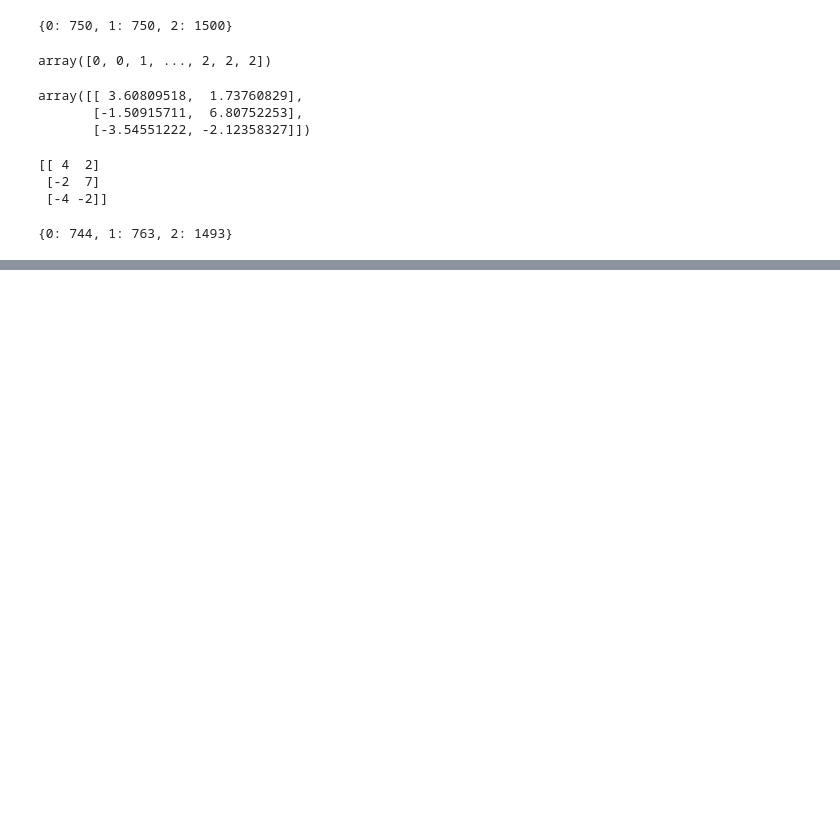
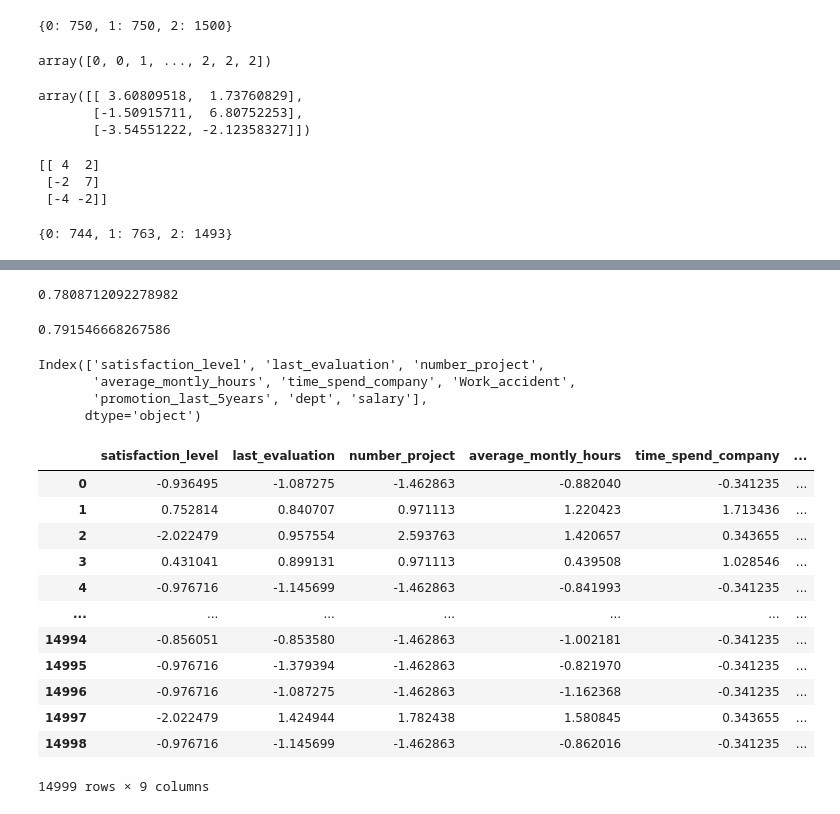
Before and after one commit to fktr00/Experiment, a Jupyter notebook: JP/Ml3.ipynb, the cells around one changed output, grey strips where cells are left out. Saved outputs shown, nothing was run; the diff lists cells and outputs as text; code cells hidden in the pictures; blank space fills up the shorter version.

```diff
--- a/JP/Ml3.ipynb
+++ b/JP/Ml3.ipynb
@@ -159,0 +344,77 @@ dict(zip(a, b))
+# %%
+from sklearn.cluster import KMeans
+from sklearn.metrics.cluster import completeness_score
+
+# сначала получим предсказанные кластеры при помощи метода кластеризации
+kmeans = KMeans(n_clusters=3, random_state=42)
+kmeans.fit(X)
+kmeans_pred = kmeans.labels_
+
+# теперь посчитаем однородность
+completeness_score(labels_true=y, labels_pred=kmeans_pred)
+# %% [output]
+0.7808712092278982
+# %%
+from sklearn.cluster import KMeans
+from sklearn.metrics.cluster import v_measure_score
+
+# сначала получим предсказанные кластеры при помощи метода кластеризации
+kmeans = KMeans(n_clusters=3, random_state=42)
+kmeans.fit(X)
+kmeans_pred = kmeans.labels_
+
+# теперь посчитаем однородность
+v_measure_score(labels_true=y, labels_pred=kmeans_pred)
+# %% [output]
+0.791546668267586
+# %%
+import pandas as pd
+import numpy as np
+import matplotlib.pyplot as plt
+
+from sklearn.model_selection import cross_val_score, train_test_split
+from sklearn.ensemble import BaggingClassifier, RandomForestClassifier
+from sklearn.tree import DecisionTreeClassifier
+from sklearn.linear_model import LogisticRegression
+from sklearn.preprocessing import StandardScaler
+df = pd.read_csv('./data/HR-dataset.csv')
+
+np.random.seed(42)
+%matplotlib inline
+%config InlineBackend.figure_format = 'retina'
+
+target = 'left'
+features = df.columns.drop(target)
+features = features.drop('empid')  # Удалим идентификатор пользователя как нерепрезентативный признак
+print(features)
+
+X, y = df[features].copy(), df[target]
+# %% [output]
+Index(['satisfaction_level', 'last_evaluation', 'number_project',
+       'average_montly_hours', 'time_spend_company', 'Work_accident',
+       'promotion_last_5years', 'dept', 'salary'],
+      dtype='object')
+# %%
+salary_ordinals = {'low': 1, 'medium': 2, 'high': 3}
+
+X['dept'] = X['dept'].apply(X['dept'].value_counts().get)
+X['salary'] = X['salary'].apply(salary_ordinals.get)
+# %%
+scaler = StandardScaler()
+X = pd.DataFrame(data=scaler.fit_transform(X), columns=X.columns)
+# %%
+X
+# %% [output]
+|  | satisfaction_level | last_evaluation | number_project | average_montly_hours | time_spend_company | ... |
+| 0 | -0.936495 | -1.087275 | -1.462863 | -0.882040 | -0.341235 | ... |
+| 1 | 0.752814 | 0.840707 | 0.971113 | 1.220423 | 1.713436 | ... |
+| 2 | -2.022479 | 0.957554 | 2.593763 | 1.420657 | 0.343655 | ... |
+| 3 | 0.431041 | 0.899131 | 0.971113 | 0.439508 | 1.028546 | ... |
+| 4 | -0.976716 | -1.145699 | -1.462863 | -0.841993 | -0.341235 | ... |
+| ... | ... | ... | ... | ... | ... | ... |
+| 14994 | -0.856051 | -0.853580 | -1.462863 | -1.002181 | -0.341235 | ... |
+| 14995 | -0.976716 | -1.379394 | -1.462863 | -0.821970 | -0.341235 | ... |
+| 14996 | -0.976716 | -1.087275 | -1.462863 | -1.162368 | -0.341235 | ... |
+| 14997 | -2.022479 | 1.424944 | 1.782438 | 1.580845 | 0.343655 | ... |
+| 14998 | -0.976716 | -1.145699 | -1.462863 | -0.862016 | -0.341235 | ... |
+14999 rows × 9 columns
```
Also changed, not shown: parts of 37 cells of this notebook, 4 other files.
